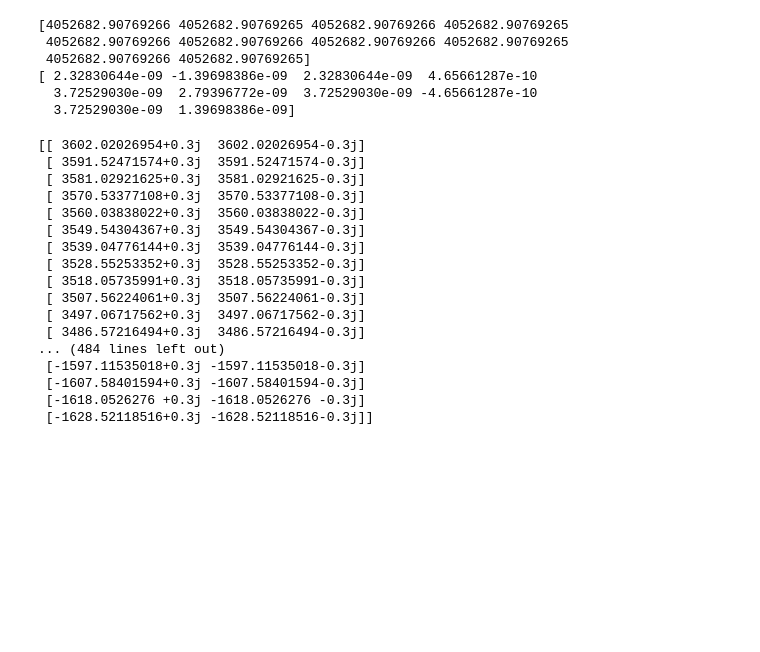
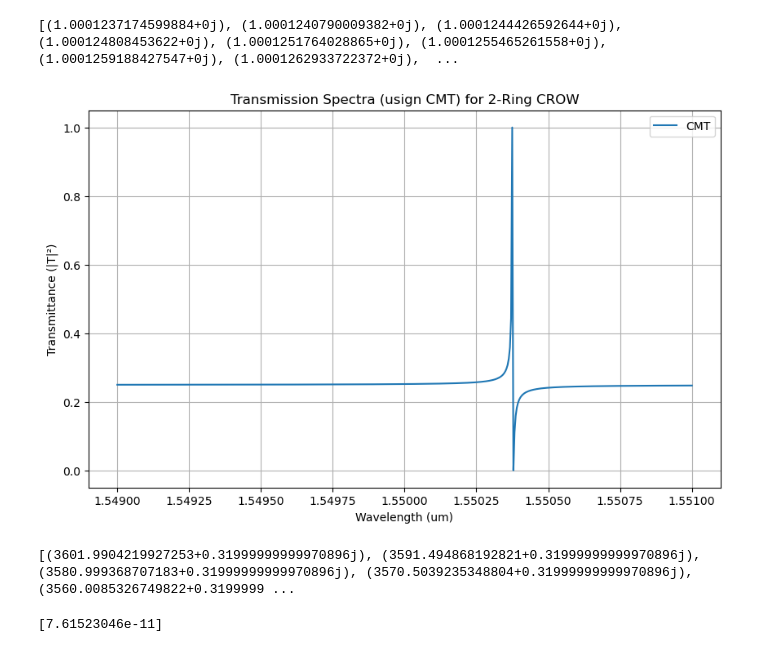
Before and after one commit to Mitalikapoor15/Project, a Jupyter notebook: Research Project/cmt.ipynb, the cells around one changed output. Drawn from its saved outputs; the diff is of its cells as text; code cells hidden in the pictures; blank space fills up the shorter version.

```diff
--- a/Research Project/cmt.ipynb
+++ b/Research Project/cmt.ipynb
@@ -48,4 +44,5 @@ print(w_detun)
 # %%
+#REVIEW!!
 main_diag = w_0 * np.ones(size)
 alt_diag = k_ring * np.ones(size - 1)
 
@@ -57,16 +54,9 @@ w_eigen = (np.real(w_eigen))
 
 # print(H)
 
-print(w_eigen)
+#print(w_eigen)  # resonance angular frequencies as generated using CMT eigenvalue problem.
 
-print(w_eigen - w_0)
+#print(w_eigen - w_0)  #detuning frequencies
-# %% [output]
-[4052682.90769266 4052682.90769265 4052682.90769266 4052682.90769265
- 4052682.90769266 4052682.90769266 4052682.90769266 4052682.90769265
- 4052682.90769266 4052682.90769265]
-[ 2.32830644e-09 -1.39698386e-09  2.32830644e-09  4.65661287e-10
-  3.72529030e-09  2.79396772e-09  3.72529030e-09 -4.65661287e-10
-  3.72529030e-09  1.39698386e-09]
 # %%
 #print(np.shape(l_detun))
 w_eigen = []
@@ -74,41 +64,53 @@ w_eig_list = []
 lambdas = np.linspace(1.549e-6, 1.551e-6, 500)
 omegas = (2 * np.pi) / lambdas
 for omega in omegas:
-    H = [[w_0, k_ring], [k_ring, w_0]]
+    H = [[omega - w_0, k_ring], [k_ring, omega - w_0]]
     w_eigen = np.linalg.eigvals(H)    #this only extracts eigenvalues as aopposed to linalg.eig() which gives eigenvectors as well.
     w_eig_list.append(w_eigen)
 
 w_eig_list = np.array(w_eig_list)   #all eigenvalues: 2 each for all input frequencies
-print(w_eig_list)
+#print(w_eig_list)
-# %% [output]
-[[ 3602.02026954+0.3j  3602.02026954-0.3j]
- [ 3591.52471574+0.3j  3591.52471574-0.3j]
- [ 3581.02921625+0.3j  3581.02921625-0.3j]
- [ 3570.53377108+0.3j  3570.53377108-0.3j]
- [ 3560.03838022+0.3j  3560.03838022-0.3j]
- [ 3549.54304367+0.3j  3549.54304367-0.3j]
- [ 3539.04776144+0.3j  3539.04776144-0.3j]
- [ 3528.55253352+0.3j  3528.55253352-0.3j]
- [ 3518.05735991+0.3j  3518.05735991-0.3j]
- [ 3507.56224061+0.3j  3507.56224061-0.3j]
- [ 3497.06717562+0.3j  3497.06717562-0.3j]
- [ 3486.57216494+0.3j  3486.57216494-0.3j]
-... (484 lines left out)
- [-1597.11535018+0.3j -1597.11535018-0.3j]
- [-1607.58401594+0.3j -1607.58401594-0.3j]
- [-1618.0526276 +0.3j -1618.0526276 -0.3j]
- [-1628.52118516+0.3j -1628.52118516-0.3j]]
 # %%
 N=2
 #detuning frequency
 l_detun = []
 
-l_detun = (omegas - w_eig_list[:,0])  #this array stores the detuning frequencies for both the rings in the array l_detun.
+l_detun = (omegas - w_0)  #this array stores the detuning frequencies for both the rings in the array l_detun. Both have the same detuning since the sweep frequency is same and also the rings have the same resonant frequency.
 #l_detun1 = np.linspace(1.549e-6, 1.551e-6, 500) - lambda_0[0] #detuning frequency for the first ring
 
 data = l_detun
 np.savetxt("detuning_2ring.csv", data, delimiter=",")
 # %%
-print(np.shape(H))
-print(np.shape(w_eig_list))
+#print(np.shape(H))
+#print(np.shape(w_eig_list))
+T = []
+for del_w in l_detun:
+    t = 1 - (k_guide/(1j*del_w - (k_ring**2/1j*del_w)))
+    T.append(t)
+# %%
+print(T)
+T_norm = []
+def normalize_array(arr):
+    norm_arr = (arr - np.min(arr)) / (np.max(arr) - np.min(arr))
+    return norm_arr
+
+T_norm = normalize_array(T)
+
+#scaler = MinMaxScaler()
+#normalized = scaler.fit_transform(T)
+#print(T_norm)
+# %% [output]
+[(1.0001237174599884+0j), (1.0001240790009382+0j), (1.0001244426592644+0j), (1.000124808453622+0j), (1.0001251764028865+0j), (1.0001255465261558+0j), (1.0001259188427547+0j), (1.0001262933722372+0j),  ...
+# %%
+T_f = abs(T_norm)**2
+plt.figure(figsize=(10, 6))
+plt.plot(lambdas*1e6, T_f, label = "CMT" )
+plt.xlabel("Wavelength (um)")
+plt.ylabel("Transmittance (|T|²)")
+plt.title("Transmission Spectra (usign CMT) for 2-Ring CROW")
+plt.legend()
+plt.grid(True)
+plt.show()
+# %% [output]
+[figure, added]
 # %%
@@ -119,2 +121,4 @@ for omega in w_eig_list[:,0]:
 # %%
-print(res)
+# print(res)
+# %% [output]
+[(3601.9904219927253+0.31999999999970896j), (3591.494868192821+0.31999999999970896j), (3580.999368707183+0.31999999999970896j), (3570.5039235348804+0.31999999999970896j), (3560.0085326749822+0.3199999 ...
@@ -120,0 +137,4 @@ print(res)
+# %%
+print(b - lambda_0_cpl[0])
+# %% [output]
+[7.61523046e-11]
```
Also changed, not shown: parts of 5 cells of this notebook.
